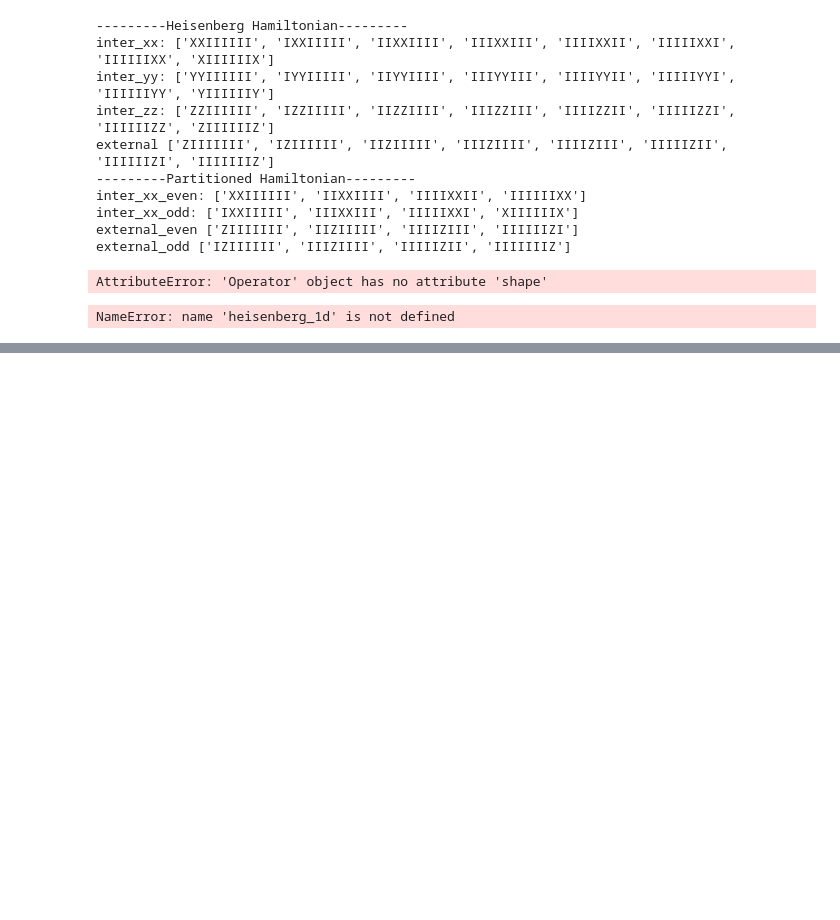
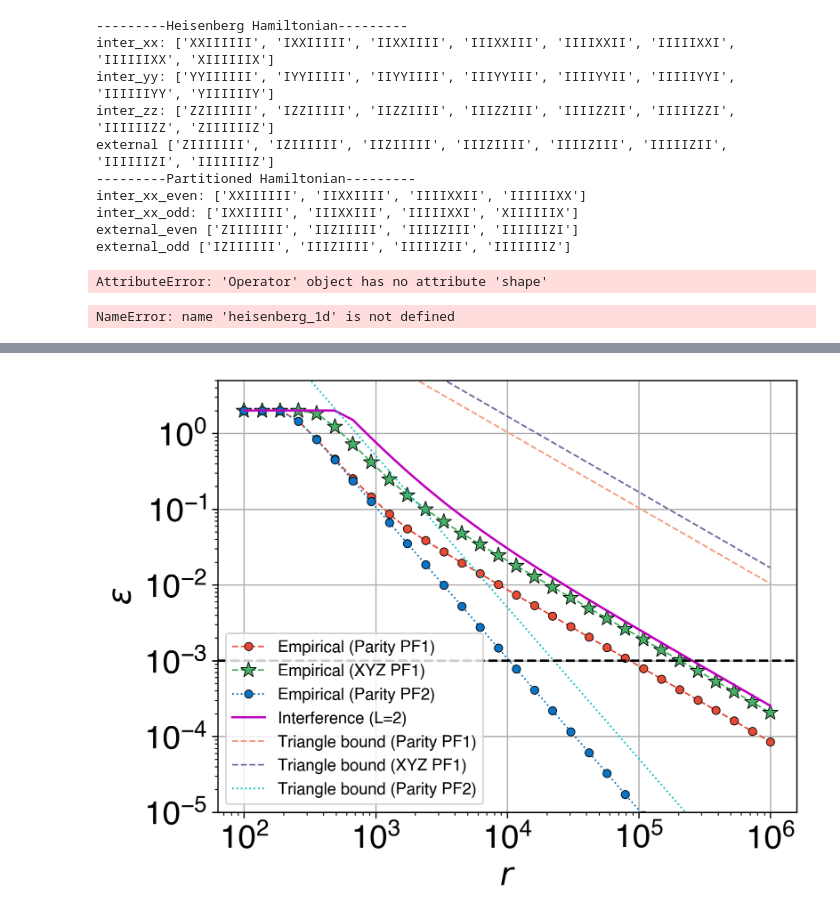
Before and after one commit to Jue-Xu/Interference-Trotter-Error, a Jupyter notebook: code/legacy.ipynb, the cells around one changed output, grey strips where cells are left out. Cells and saved outputs as stored; diff of their text form; code cells hidden in the pictures; blank space fills up the shorter version.

```diff
--- a/code/legacy.ipynb
+++ b/code/legacy.ipynb
@@ -457,3 +457,78 @@ plt.legend(fontsize=11, bbox_to_anchor=(1.05, 1.0), loc='upper left')
 plt.savefig(f'./figs/NN_Heisenberg_n={n_qubit}_r={r}.pdf', bbox_inches='tight')
 # %% [output]
 NameError: name 'heisenberg_1d' is not defined
+# %%
+from scipy.sparse import csr_matrix
+
+err_norm = 'spectral' # HS, spectral
+n_qubit = 7; epsilon = 0.001
+t = 2 * n_qubit
+heisenberg = heisenberg_1d(n=n_qubit, Jx=2.0, Jy=2.0, Jz=2.0, h=0.5, verbose=True)
+heisenberg.partition(method='parity', verbose=True)
+heisenberg.partition(method='tri', verbose=True)
+parity_group_sparse = [csr_matrix(heisenberg.even), csr_matrix(heisenberg.odd)]
+parity_group = [heisenberg.even.to_matrix(), heisenberg.odd.to_matrix()]
+# parity_label = ['even-odd', 'odd-even']; parity_markers = ['*:', '.--']
+
+tri_group_sparse = [csr_matrix(heisenberg.term0), csr_matrix(heisenberg.term1), csr_matrix(heisenberg.term2)]
+tri_group = [heisenberg.term0.to_matrix(), heisenberg.term1.to_matrix(), heisenberg.term2.to_matrix()]
+
+r_list = np.logspace(2, 6, num=30, dtype=int)
+r_list_truncated = np.logspace(2, 6, num=30, dtype=int)
+
+interf_bound = np.array([interference_bound(parity_group, t, r) for r in r_list])
+
+xyz_group_sparse = [csr_matrix(heisenberg.xx), csr_matrix(heisenberg.yy), csr_matrix(heisenberg.zz) + csr_matrix(heisenberg.z)]
+xyz_group = [heisenberg.xx.to_matrix() , heisenberg.yy.to_matrix(), heisenberg.zz.to_matrix() + heisenberg.z.to_matrix()]
+# xyz_label = ['XYZ', 'YXZ', 'ZXY', 'ZYX', 'XZY', 'YZX']
+e_pf1_tight_xyz = np.array([tight_bound(xyz_group, 1, t, r) for r in r_list])
+e_pf1_tight_parity = np.array([tight_bound(parity_group, 1, t, r) for r in r_list])
+e_pf2_tight_parity = np.array([tight_bound(parity_group, 2, t, r) for r in r_list])
+# e_pf1_tight_tri = np.array([tight_bound(tri_group, 1, t, r) for r in r_list])
+# e_pf2_tight = np.array([tight_bound(xyz_group, 2, t, r) for r in r_list])
+
+tri_bound = np.array([triangle_bound(xyz_group, 1, t, r) for r in r_list])
+
+exact_U = expm(-1j * t * sum(xyz_group))
+# exact_U = expm(-1j * t * sum(parity_group))
+pf1_parity_list = [op_error(unitary_matrix_product(parity_group_sparse, t=t/r)**r, exact_U, err_norm) for r in r_list]
+pf2_parity_list = [op_error((unitary_matrix_product(parity_group_sparse, t=t/(2*r))@unitary_matrix_product(parity_group_sparse[::-1], t=t/(2*r)))**r, exact_U) for r in r_list]
+pf1_tri_list = [op_error(unitary_matrix_product(tri_group_sparse, t=t/r)**r, exact_U, err_norm) for r in r_list]
+# pf2_parity_list = [op_error(matrix_power(pf(parity_group, 2, t=t/r), r), exact_U) for r in r_list]
+# data_plot(r_list, pf1_tri_list, '.--', label= 'Empirical (Tri PF1)')
+data_plot(r_list, pf1_parity_list, '.--', label= 'Empirical (Parity PF1)')
+
+pf1_xyz_list = [op_error(unitary_matrix_product(xyz_group_sparse, t=t/r)**r, exact_U, err_norm) for r in r_list]
+# pf2_xyz_list = [op_error(matrix_power(pf(xyz_group, 2, t=t/r), r), exact_U) for r in r_list]
+data_plot(r_list, pf1_xyz_list, '*--', label= 'Empirical (XYZ PF1)')
+data_plot(r_list, pf2_parity_list, '.:', label= 'Empirical (Parity PF2)')
+# data_plot(r_list, pf2_xyz_list, '*:', label= 'Empirical (XYZ PF2)')
+
+data_plot(r_list, interf_bound[:, 0], 'm-', linewidth=1.4, label=r'Interference (L=2)')
+# data_plot(r_list, e_pf1_tight_tri, '-', label=r'tight bound (Tri PF1)', linewidth=1)
+data_plot(r_list, e_pf1_tight_parity, '--', label=r'Triangle bound (Parity PF1)', linewidth=1)
+data_plot(r_list, e_pf1_tight_xyz, '--', label=r'Triangle bound (XYZ PF1)', linewidth=1)
+data_plot(r_list, e_pf2_tight_parity, 'c:', label=r'Triangle bound (Parity PF2)', linewidth=1)
+# data_plot(r_list, e_pf2_tight, '-', label=r'tight bound (XYZ PF2)', linewidth=1)
+# data_plot(r_list, tri_bound, 'p--', label=r'triangle?loose  (XYZ PF1)', linewidth=1, alpha=0.6)
+# data_plot(r_list_truncated, ana_bound_xyz_pf1, 'p--', label=r'analytic bound (XYZ PF1)', alpha=0.6)
+# data_plot(r_list_truncated, ana_bound_xyz_pf2, 'p:', label=r'analytic bound (XYZ PF2)', alpha=0.6)
+# data_plot(r_list_truncated, ana_bound_parity_pf1, '^--', label=r'analytic bound (parity PF1)', alpha=0.6)
+# data_plot(r_list_truncated, ana_bound_parity_pf2, '^:', label=r'analytic bound (parity PF2)', alpha=0.6)
+
+# data_plot(r_list, interf_bound[:, 1], 'y--', alpha=0.7, label=r'$\min(||H_0||,||H_1||)\, t/r$')
+# data_plot(r_list, interf_bound[:, 2], '--', alpha=0.7, label=r'$\frac{1}{2}||[H_0,H_1]||\, t^2/r$')
+# data_plot(r_list, interf_bound[:, 3], 'g--', alpha=0.7, label=r'$C_3\frac{t^3}{r^2}$', linewidth=1)
+plt.axhline(y=epsilon, c='k', linestyle='--', linewidth=1.5)
+plt.xscale("log")
+plt.yscale("log")
+plt.xlabel(r'$r$')
+plt.ylabel(r'$\epsilon$')
+plt.ylim(1e-5, 5e0)
+# plt.title(rf'(Nearest Neighbor Heisenberg, n={n_qubit}, t={t}, norm={err_norm})')
+plt.legend(fontsize=10, loc='lower left')
+plt.grid()
+# plt.legend(fontsize=11, bbox_to_anchor=(1.05, 1.0), loc='upper left')
+# plt.legend(bbox_to_anchor=(1.05, 1.0), loc='upper left')
+plt.savefig(f'./figs/NNH_n={n_qubit}_t={t}_xyz_parity.pdf', bbox_inches='tight')
+# %% [output]
@@ -459,0 +545 @@ NameError: name 'heisenberg_1d' is not defined
+[figure, added]
```
Also changed, not shown: parts of 1 cell of this notebook, 6 other files.
